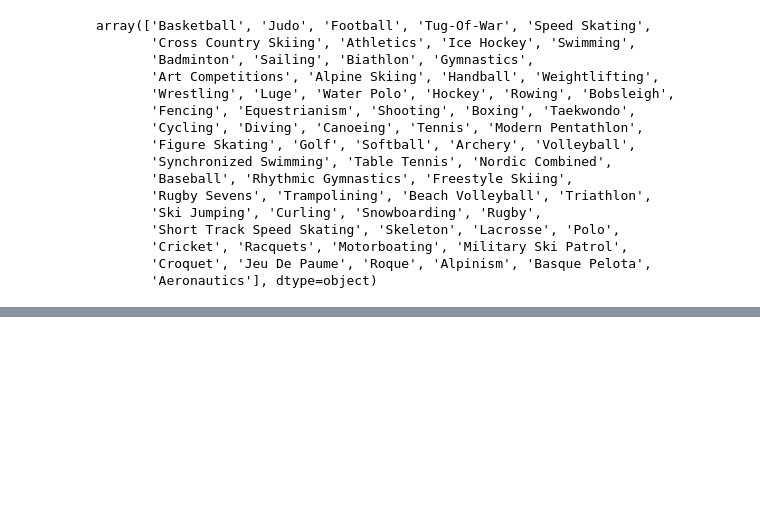
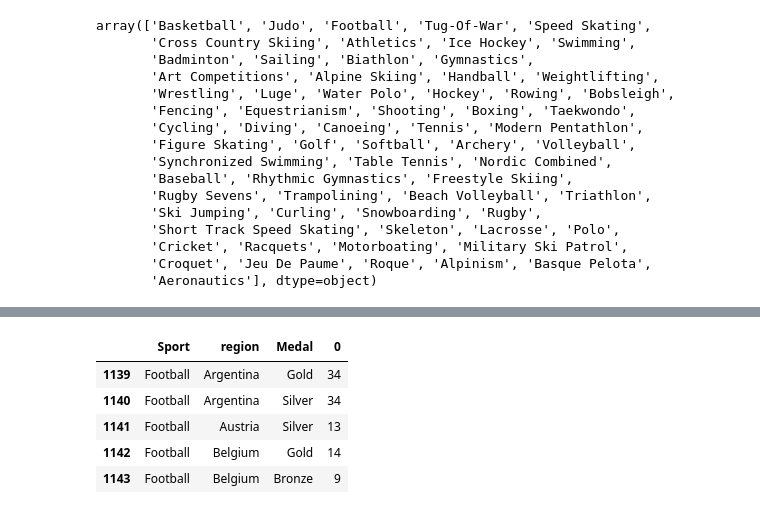
Before and after one commit to wlinds/ITHS-Projekt-OS, a Jupyter notebook: Notes/Uppgift 2.ipynb, the cells around one changed output, grey strips where cells are left out. Cells and saved outputs as stored; diff of their text form; code cells hidden in the pictures; blank space fills up the shorter version.

```diff
--- a/Notes/Uppgift 2.ipynb
+++ b/Notes/Uppgift 2.ipynb
@@ -68,3 +68,6 @@ sport.head()
 | 137 | 50 | Arvi Aavik | M | 22.0 | 185.0 | 106.0 | Estonia | EST | 1992 Summer | 1992 | Summer | ... |
 | 138 | 50 | Arvi Aavik | M | 26.0 | 185.0 | 106.0 | Estonia | EST | 1996 Summer | 1996 | Summer | ... |
 | 186 | 84 | Stephen Anthony Abas | M | 26.0 | 165.0 | 55.0 | United States | USA | 2004 Summer | 2004 | Summer | ... |
+# %%
+df_sp = pd.DataFrame(df_merge.groupby(["Sport","region"])[["Medal"]].value_counts()).reset_index()
+df_sp
@@ -70,0 +88,10 @@ sport.head()
+# %%
+sport = df_sp[df_sp["Sport"] == "Football"]
+sport.head()
+# %% [output]
+|  | Sport | region | Medal | 0 |
+| 1139 | Football | Argentina | Gold | 34 |
+| 1140 | Football | Argentina | Silver | 34 |
+| 1141 | Football | Austria | Silver | 13 |
+| 1142 | Football | Belgium | Gold | 14 |
+| 1143 | Football | Belgium | Bronze | 9 |
```
Also changed, not shown: parts of 14 cells of this notebook, 1 other file.
